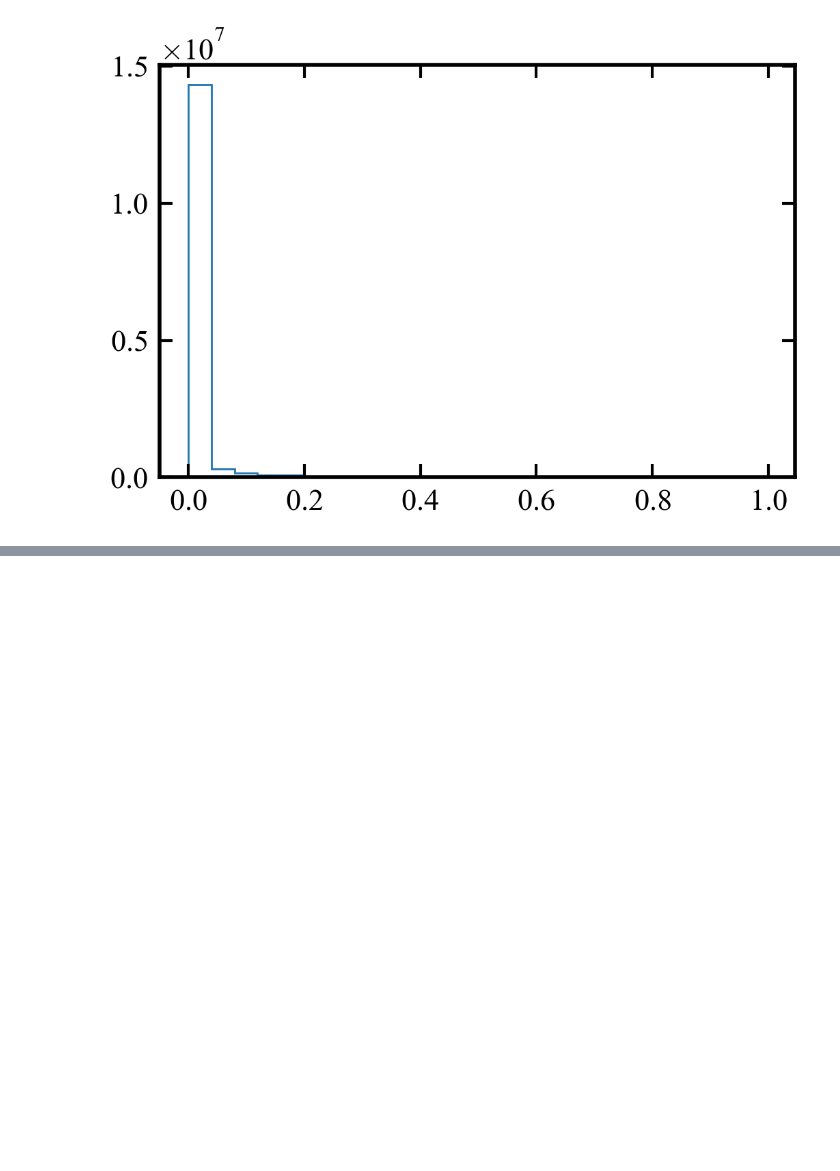
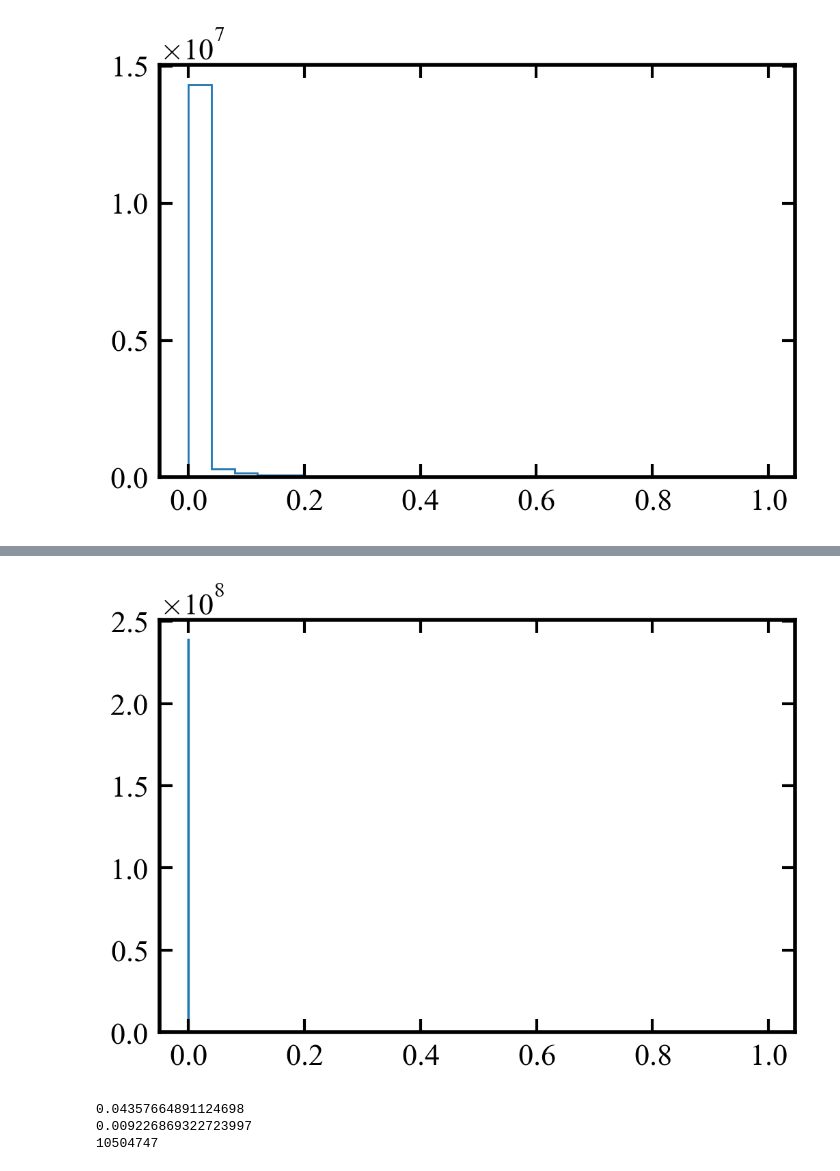
Before and after one commit to AndrewGraus/Stellar_Halo_Project, a Jupyter notebook: Biased_clasifier_tests.ipynb, the cells around one changed output, grey strips where cells are left out. Saved outputs shown, nothing was run; the diff lists cells and outputs as text; code cells hidden in the pictures; blank space fills up the shorter version.

```diff
--- a/Biased_clasifier_tests.ipynb
+++ b/Biased_clasifier_tests.ipynb
@@ -164,0 +231,5 @@ plt.show()
+# %%
+phase_space_coords = np.concatenate((coord_diff,vel_diff),axis=1)
+model = tf.keras.models.load_model('./saved_models/Classifier_biased_sigmoid.h5')
+
+model_output = model.predict(phase_space_coords)
@@ -164,0 +252,13 @@ plt.show()
+# %%
+plt.hist(model_output,bins=1000,histtype='step')
+plt.show()
+# %% [output]
+[figure, added]
+# %%
+print np.sum(model_output>0.0)/float(len(model_output))
+print np.sum(model_output>0.001)/float(len(model_output))
+print np.sum(model_output>0.0)
+# %% [output]
+0.04357664891124698
+0.009226869322723997
+10504747
```
Also changed, not shown: parts of 11 cells of this notebook.
